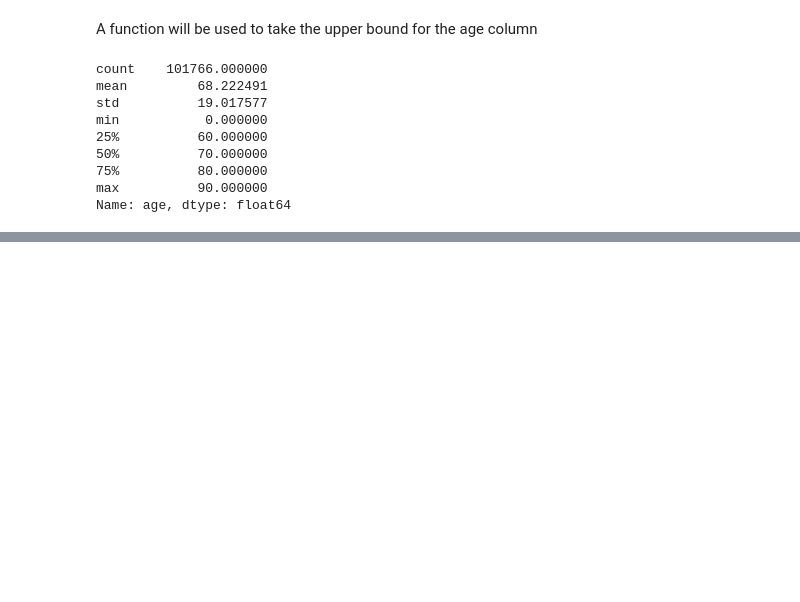
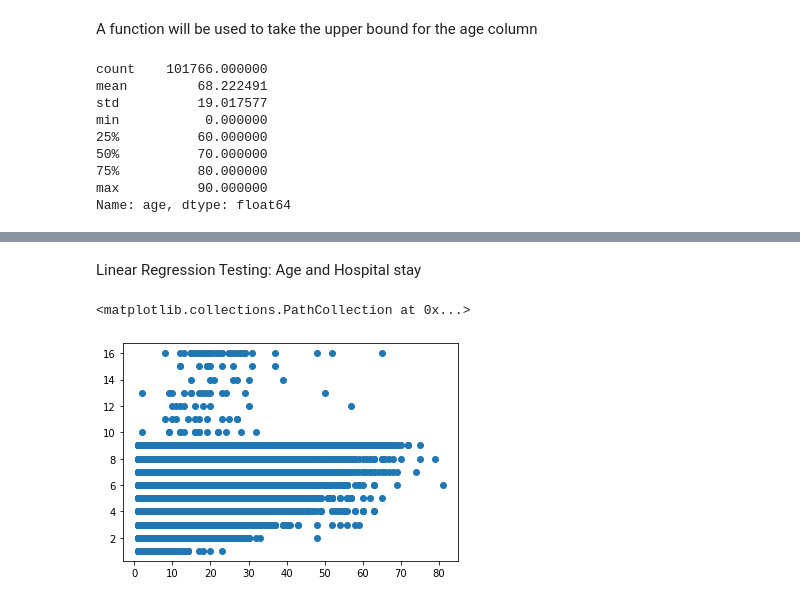
Before and after one commit to Eric-Schneider-Bellarmine-University/DS160_Final_Project_ESS_AH, a Jupyter notebook: Final_Project_ESS_AH.ipynb, the cells around one changed output, grey strips where cells are left out. Drawn from its saved outputs; the diff is of its cells as text; code cells hidden in the pictures; blank space fills up the shorter version.

```diff
--- a/Final_Project_ESS_AH.ipynb
+++ b/Final_Project_ESS_AH.ipynb
@@ -283,0 +417,2 @@ lab_hisogram=axis.hist(diabetes['num_medications'],10)
+# %% [markdown]
+Linear Regression Testing: Age and Hospital stay
@@ -283,0 +423,6 @@ lab_hisogram=axis.hist(diabetes['num_medications'],10)
+# %%
+
+pl.scatter(diabetes['num_medications'],diabetes['number_diagnoses'])
+# %% [output]
+<matplotlib.collections.PathCollection at 0x...>
+[figure, added]
```
Also changed, not shown: parts of 51 cells of this notebook.
